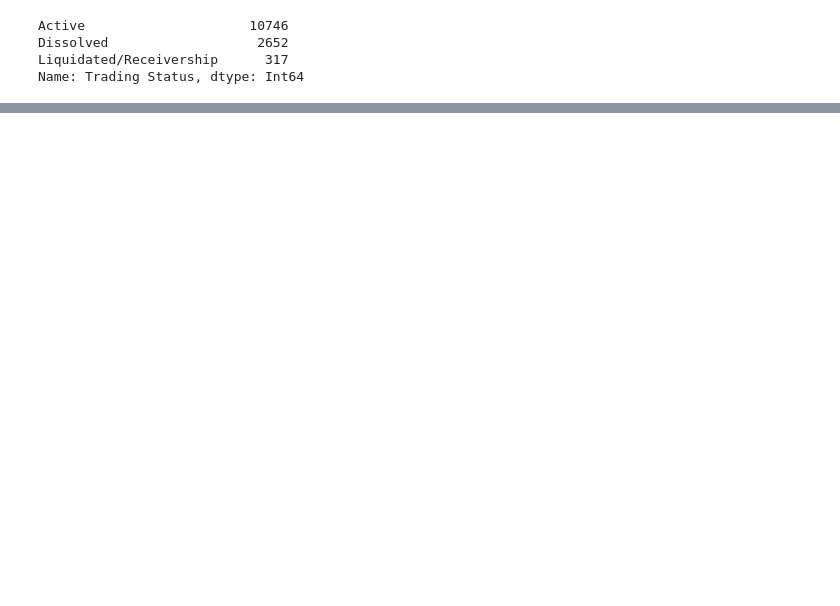
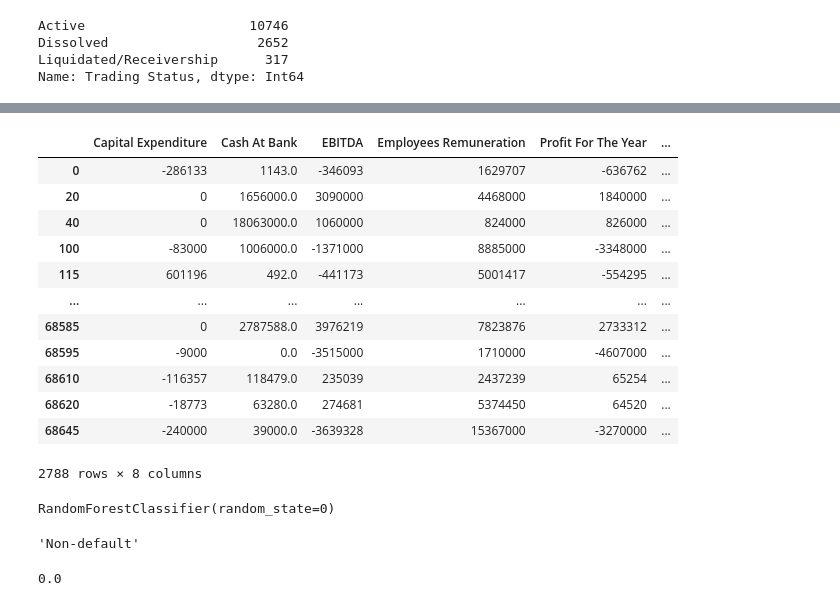
Before and after one commit to jessb7/loan-default-prediciton, a Jupyter notebook: KTP_technical_task.ipynb, the cells around one changed output, grey strips where cells are left out. Cells and saved outputs as stored; diff of their text form; code cells hidden in the pictures; blank space fills up the shorter version.

```diff
--- a/KTP_technical_task.ipynb
+++ b/KTP_technical_task.ipynb
@@ -156,0 +224,3 @@ Name: Trading Status, dtype: Int64
+# %%
+y = ydf.to_numpy()
+X = xdf.to_numpy()
@@ -156,0 +233,8 @@ Name: Trading Status, dtype: Int64
+# %%
+model = RandomForestClassifier(random_state=0)
+# %%
+rfe = RFE(model, n_features_to_select=8)
+rfe = rfe.fit(X, y)
+
+for i in range(X.shape[1]):
+    print('Selected %s, Rank: %.3f, Column: %s' % (rfe.support_[i], rfe.ranking_[i], xdf.columns[i]))
@@ -156,0 +259,21 @@ Name: Trading Status, dtype: Int64
+# %%
+x_df = df6.dropna(how='any').drop(['Trading Status'], axis=1)
+y_df = df6['Trading Status']
+X_rfe = x_df[x_df.columns[rfe.get_support(1)]]
+# X_r = scx.fit_transform(X_rfe)
+# %%
+X_rfe
+# %% [output]
+|  | Capital Expenditure | Cash At Bank | EBITDA | Employees Remuneration | Profit For The Year | ... |
+| 0 | -286133 | 1143.0 | -346093 | 1629707 | -636762 | ... |
+| 20 | 0 | 1656000.0 | 3090000 | 4468000 | 1840000 | ... |
+| 40 | 0 | 18063000.0 | 1060000 | 824000 | 826000 | ... |
+| 100 | -83000 | 1006000.0 | -1371000 | 8885000 | -3348000 | ... |
+| 115 | 601196 | 492.0 | -441173 | 5001417 | -554295 | ... |
+| ... | ... | ... | ... | ... | ... | ... |
+| 68585 | 0 | 2787588.0 | 3976219 | 7823876 | 2733312 | ... |
+| 68595 | -9000 | 0.0 | -3515000 | 1710000 | -4607000 | ... |
+| 68610 | -116357 | 118479.0 | 235039 | 2437239 | 65254 | ... |
+| 68620 | -18773 | 63280.0 | 274681 | 5374450 | 64520 | ... |
+| 68645 | -240000 | 39000.0 | -3639328 | 15367000 | -3270000 | ... |
+2788 rows × 8 columns
@@ -156,0 +282,4 @@ Name: Trading Status, dtype: Int64
+# %%
+model.fit(X_train, y_train)
+# %% [output]
+RandomForestClassifier(random_state=0)
@@ -156,0 +289,8 @@ Name: Trading Status, dtype: Int64
+# %%
+y_pred[0]
+# %% [output]
+'Non-default'
+# %%
+y_proba[0][0]
+# %% [output]
+0.0
```
Also changed, not shown: parts of 41 cells of this notebook, 2 other files.
